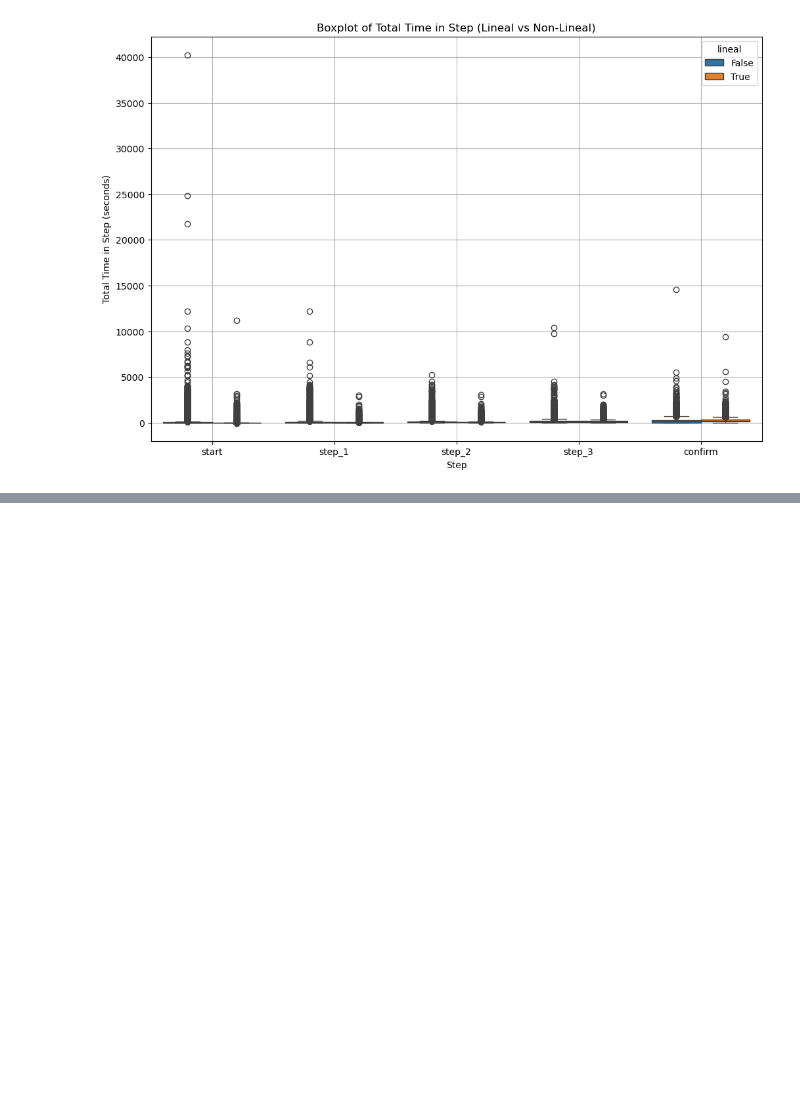
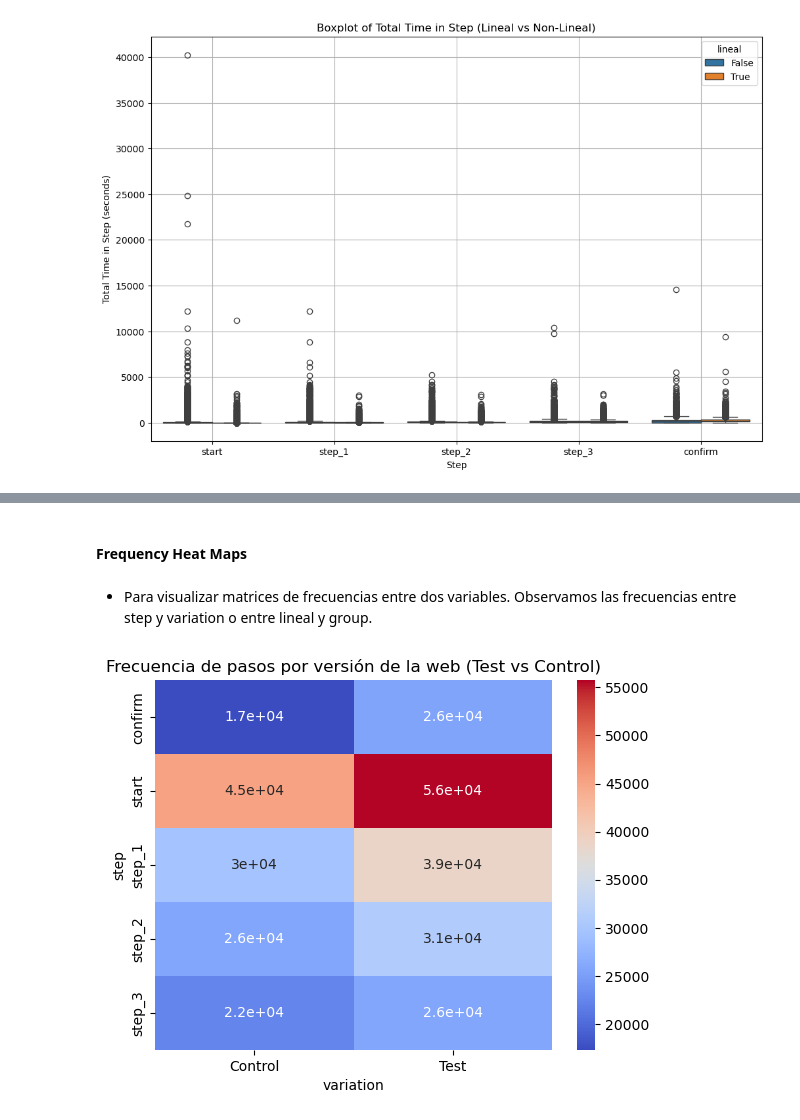
Before and after one commit to adrianlardies/vanguard-ab-test, a Jupyter notebook: main.ipynb, the cells around one changed output, grey strips where cells are left out. Cells and saved outputs as stored; diff of their text form; code cells hidden in the pictures; blank space fills up the shorter version.

```diff
--- a/main.ipynb
+++ b/main.ipynb
@@ -1382,0 +1442,14 @@ plt.show()
+# %% [markdown]
+#### Frequency Heat Maps
+# %% [markdown]
+- Para visualizar matrices de frecuencias entre dos variables. Observamos las frecuencias entre step y variation o entre lineal y group.
+# %%
+# Crear una tabla de frecuencias entre 'step' y 'variation'
+freq_table = pd.crosstab(df_pt['step'], df_pt['variation'])
+
+# Visualizar con heatmap
+sns.heatmap(freq_table, annot=True, cmap='coolwarm')
+plt.title('Frecuencia de pasos por versión de la web (Test vs Control)')
+plt.show()
+# %% [output]
+[figure, added]
```
Also changed, not shown: parts of 52 cells of this notebook.
